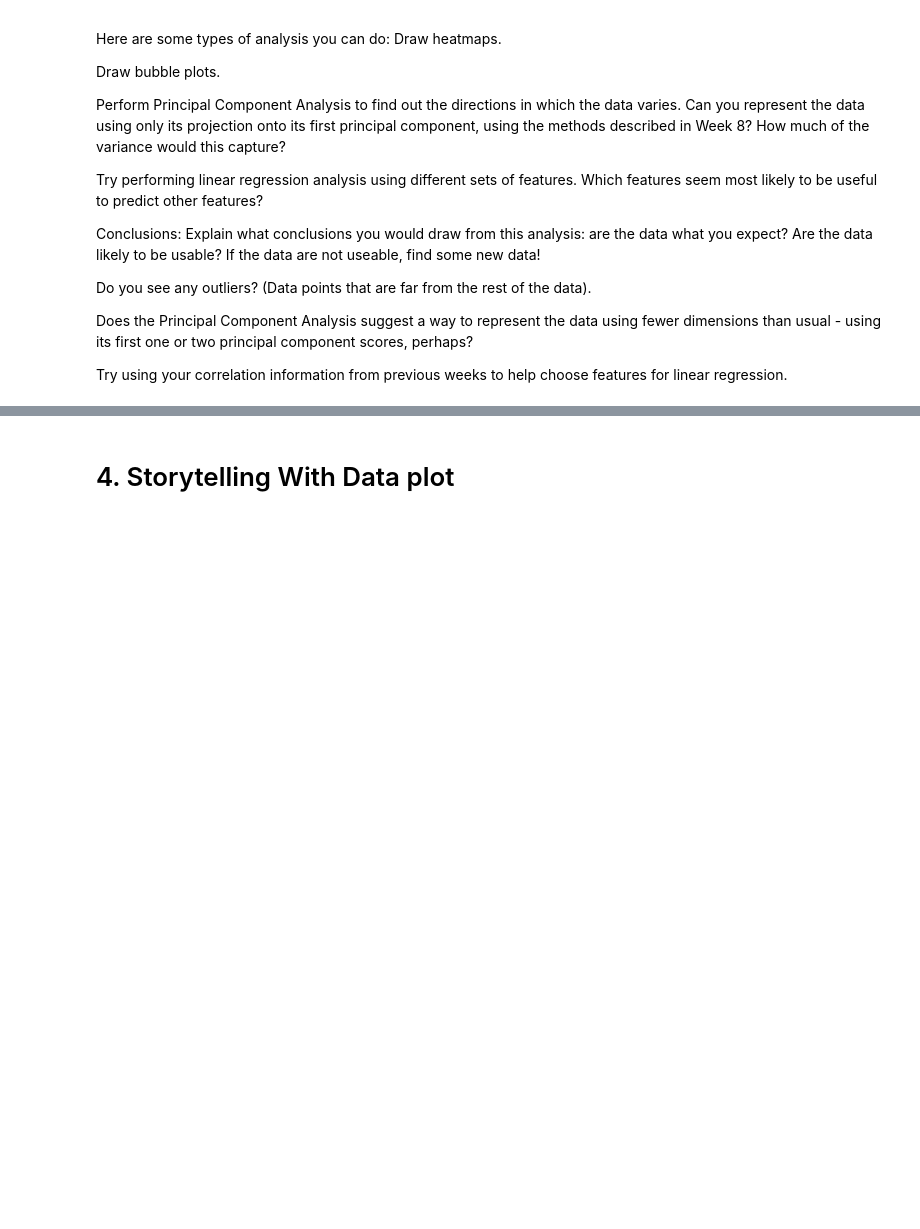
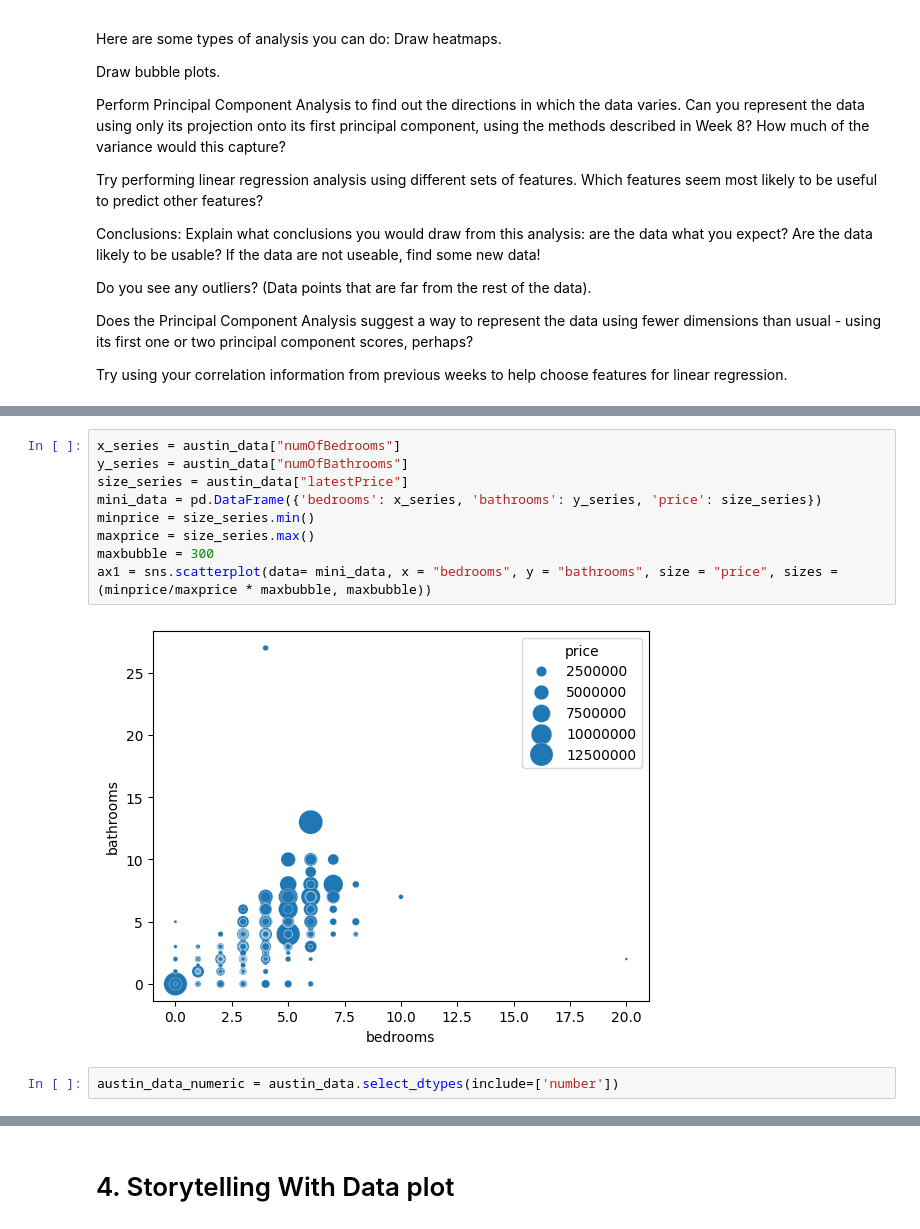
Before and after one commit to laura-mills97/OMDS-ModB2-Week9-Mills-Laura, a Jupyter notebook: Week9.ipynb, the cells around one changed output, grey strips where cells are left out. Drawn from its saved outputs; the diff is of its cells as text; blank space fills up the shorter version.

```diff
--- a/Week9.ipynb
+++ b/Week9.ipynb
@@ -63,0 +134,13 @@ Try using your correlation information from previous weeks to help choose featur
+# %%
+x_series = austin_data["numOfBedrooms"]
+y_series = austin_data["numOfBathrooms"]
+size_series = austin_data["latestPrice"]
+mini_data = pd.DataFrame({'bedrooms': x_series, 'bathrooms': y_series, 'price': size_series})
+minprice = size_series.min()
+maxprice = size_series.max()
+maxbubble = 300
+ax1 = sns.scatterplot(data= mini_data, x = "bedrooms", y = "bathrooms", size = "price", sizes = (minprice/maxprice * maxbubble, maxbubble))
+# %% [output]
+[figure, added]
+# %%
+austin_data_numeric = austin_data.select_dtypes(include=['number'])
```
Also changed, not shown: parts of 18 cells of this notebook.
